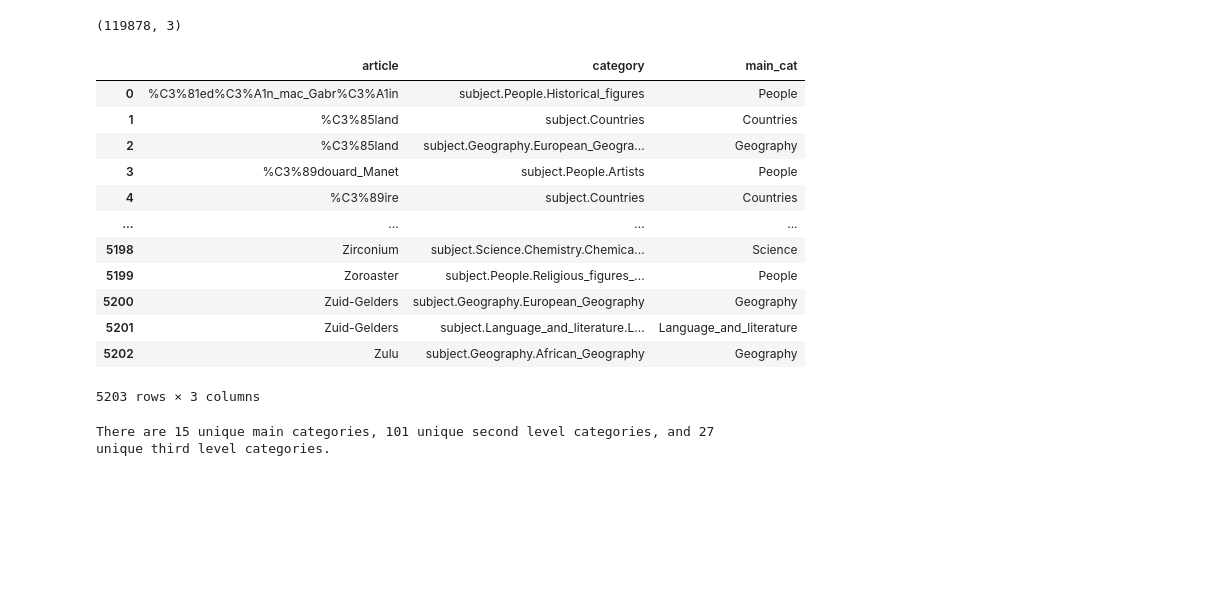
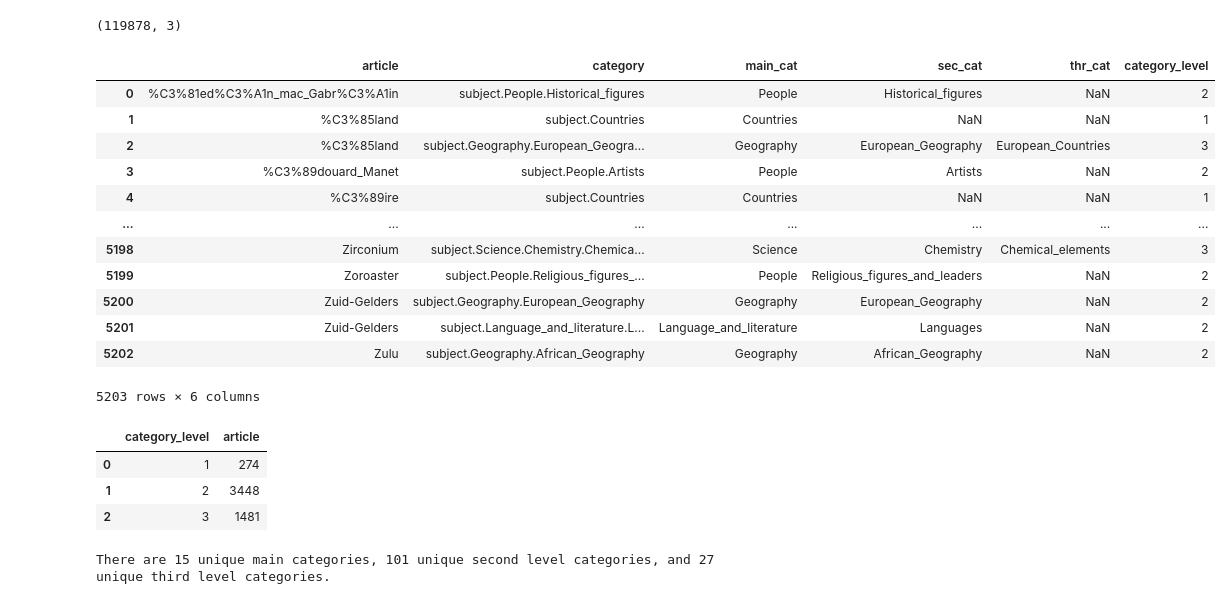
Before and after one commit to epfl-ada/ada-2023-project-epfldatadynamos, a Jupyter notebook: P3.ipynb, the cells around one changed output. Cells and saved outputs as stored; diff of their text form; code cells hidden in the pictures; blank space fills up the shorter version.

```diff
--- a/P3.ipynb
+++ b/P3.ipynb
@@ -187,39 +187,65 @@ link_network_pos.shape
 # %%
 # Identify main categories and sublevels of categories:
 main_cat_set = set()
 sec_cat_set = set()
 thrd_cat_set = set()
 
 main_cats = []
+sec_cats = []
+thrd_cats = []
+level = []
 
 for cat in categories['category']:
     levels = cat.split('.')
+
     if len(levels) > 1:
         main_cat_set.add(levels[1])
         main_cats.append(levels[1])
+        if len(levels) <= 2:
+            sec_cats.append(np.nan)
+            thrd_cats.append(np.nan)
+            level.append(1)
+
     if len(levels) > 2:
         sec_cat_set.add(levels[2])
+        sec_cats.append(levels[2])
+        if len(levels) <= 3:
+            thrd_cats.append(np.nan)
+            level.append(2)
+
     if len(levels) > 3:
         thrd_cat_set.add(levels[3])
+        thrd_cats.append(levels[3])
+        level.append(3)
+
 categories['main_cat'] = main_cats
+categories['sec_cat'] = sec_cats
+categories['thr_cat'] = thrd_cats
+categories['category_level'] = level
 categories
 # %% [output]
-|  | article | category | main_cat |
-| 0 | %C3%81ed%C3%A1n_mac_Gabr%C3%A1in | subject.People.Historical_figures | People |
-| 1 | %C3%85land | subject.Countries | Countries |
-| 2 | %C3%85land | subject.Geography.European_Geogra... | Geography |
-| 3 | %C3%89douard_Manet | subject.People.Artists | People |
-| 4 | %C3%89ire | subject.Countries | Countries |
-| ... | ... | ... | ... |
-| 5198 | Zirconium | subject.Science.Chemistry.Chemica... | Science |
-| 5199 | Zoroaster | subject.People.Religious_figures_... | People |
-| 5200 | Zuid-Gelders | subject.Geography.European_Geography | Geography |
-| 5201 | Zuid-Gelders | subject.Language_and_literature.L... | Language_and_literature |
-| 5202 | Zulu | subject.Geography.African_Geography | Geography |
+|  | article | category | main_cat | sec_cat | thr_cat | category_level |
+| 0 | %C3%81ed%C3%A1n_mac_Gabr%C3%A1in | subject.People.Historical_figures | People | Historical_figures | NaN | 2 |
+| 1 | %C3%85land | subject.Countries | Countries | NaN | NaN | 1 |
+| 2 | %C3%85land | subject.Geography.European_Geogra... | Geography | European_Geography | European_Countries | 3 |
+| 3 | %C3%89douard_Manet | subject.People.Artists | People | Artists | NaN | 2 |
+| 4 | %C3%89ire | subject.Countries | Countries | NaN | NaN | 1 |
+| ... | ... | ... | ... | ... | ... | ... |
+| 5198 | Zirconium | subject.Science.Chemistry.Chemica... | Science | Chemistry | Chemical_elements | 3 |
+| 5199 | Zoroaster | subject.People.Religious_figures_... | People | Religious_figures_and_leaders | NaN | 2 |
+| 5200 | Zuid-Gelders | subject.Geography.European_Geography | Geography | European_Geography | NaN | 2 |
+| 5201 | Zuid-Gelders | subject.Language_and_literature.L... | Language_and_literature | Languages | NaN | 2 |
+| 5202 | Zulu | subject.Geography.African_Geography | Geography | African_Geography | NaN | 2 |
-5203 rows × 3 columns
+5203 rows × 6 columns
 # %%
-# Article (main) category
-main_cat_articles = categories.groupby('main_cat')['article'].count().reset_index()
+# Article category level
+art_cat_level = categories.groupby('category_level')['article'].count().reset_index()
+art_cat_level
+# %% [output]
+|  | category_level | article |
+| 0 | 1 | 274 |
+| 1 | 2 | 3448 |
+| 2 | 3 | 1481 |
 # %%
 print(f'There are {len(main_cat_set)} unique main categories, {len(sec_cat_set)} unique second level categories, and {len(thrd_cat_set)} unique third level categories.')
 # %% [output]
```
Also changed, not shown: parts of 1 cell of this notebook.
